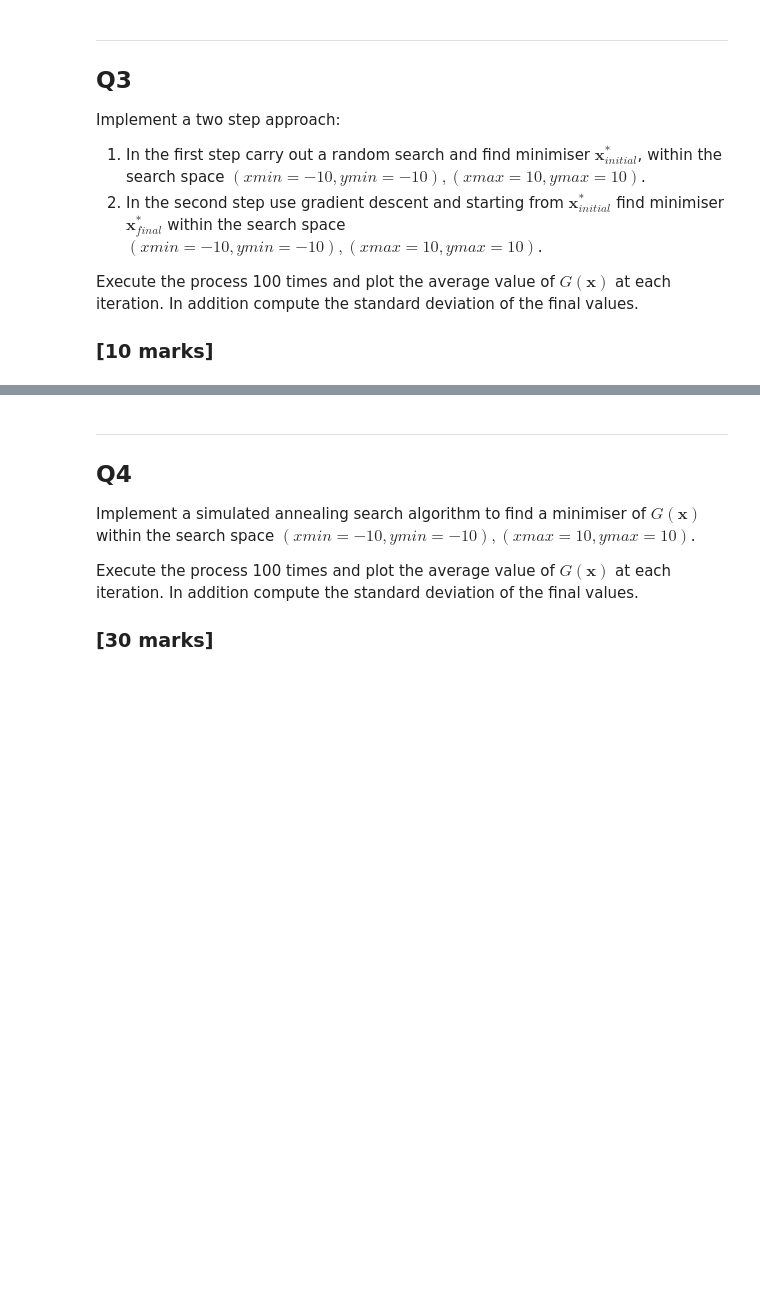
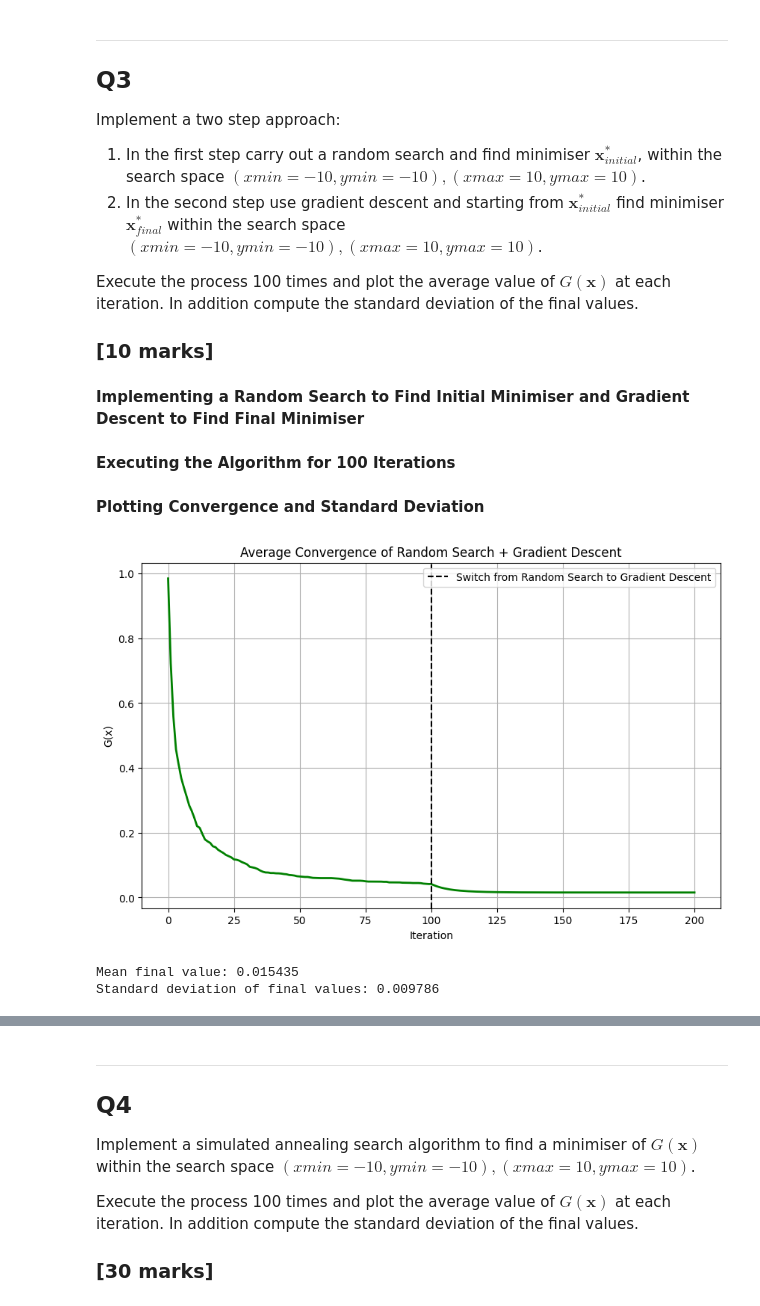
Before and after one commit to lensil/CCE2503-Assignment, a Jupyter notebook: CCE2503_Assignment_2024-2025.ipynb, the cells around one changed output, grey strips where cells are left out. Cells and saved outputs as stored; diff of their text form; code cells hidden in the pictures; blank space fills up the shorter version.

```diff
--- a/CCE2503_Assignment_2024-2025.ipynb
+++ b/CCE2503_Assignment_2024-2025.ipynb
@@ -153,3 +352,5 @@ Implement a two step approach:
 Execute the process 100 times and plot the average value of $G(\mathbf{x})$ at each iteration. In addition compute the standard deviation of the final values.
 
 ### [10 marks]
+# %% [markdown]
+**Implementing a Random Search to Find Initial Minimiser and Gradient Descent to Find Final Minimiser**
@@ -155,0 +384,2 @@ Execute the process 100 times and plot the average value of $G(\mathbf{x})$ at e
+# %% [markdown]
+**Executing the Algorithm for 100 Iterations**
@@ -155,0 +424,29 @@ Execute the process 100 times and plot the average value of $G(\mathbf{x})$ at e
+# %% [markdown]
+**Plotting Convergence and Standard Deviation**
+# %%
+# Convert to numpy array for calculations
+f_histories_array = np.array(padded_histories)
+
+# Calculate mean and standard deviation
+mean_f_history = np.mean(f_histories_array, axis=0)
+std_final = np.std(final_values)
+
+# Plot results
+plt.figure(figsize=(10, 6))
+plt.plot(mean_f_history, 'g-', linewidth=2)
+plt.axvline(x=rs_iterations, color='k', linestyle='--',
+           label='Switch from Random Search to Gradient Descent')
+plt.title('Average Convergence of Random Search + Gradient Descent')
+plt.xlabel('Iteration')
+plt.ylabel('G(x)')
+plt.grid(True)
+plt.legend()
+plt.show()
+
+# Print statistics
+print(f"Mean final value: {np.mean(final_values):.6f}")
+print(f"Standard deviation of final values: {std_final:.6f}")
+# %% [output]
+[figure, added]
+Mean final value: 0.015435
+Standard deviation of final values: 0.009786
```
Also changed, not shown: parts of 23 cells of this notebook.
